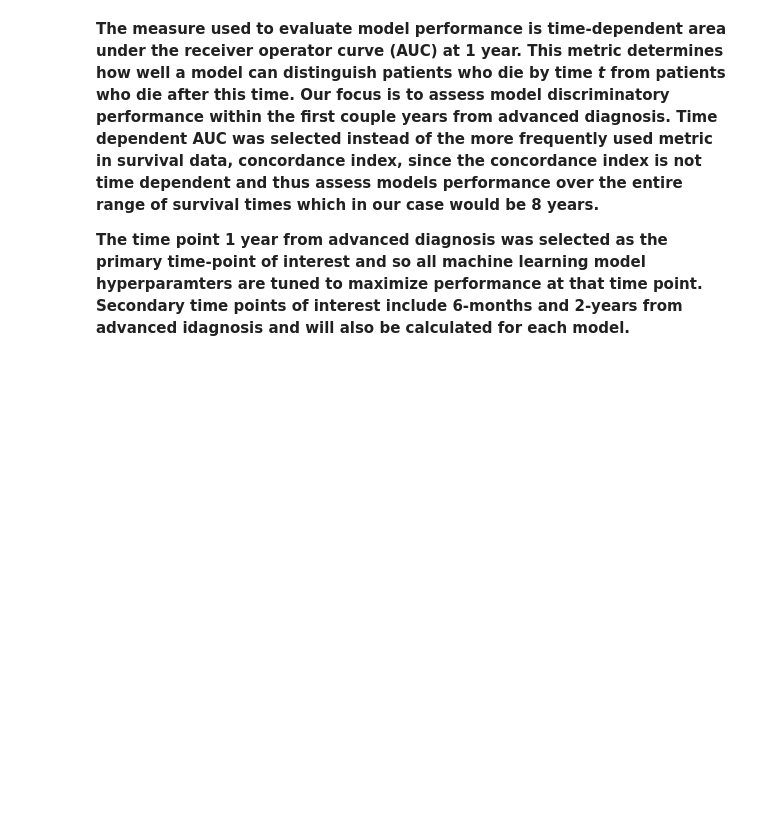
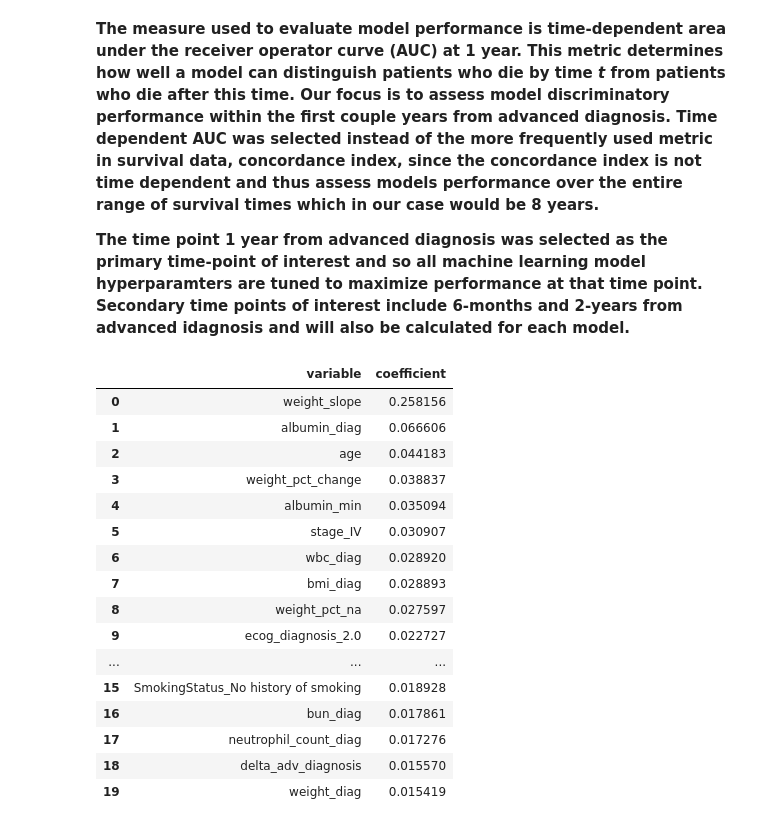
Before and after one commit to xavier-orcutt/TrialTranslator-notebooks, a Jupyter notebook: lung/discrim_performance.ipynb, the cells around one changed output. Drawn from its saved outputs; the diff is of its cells as text; code cells hidden in the pictures; blank space fills up the shorter version.

```diff
--- a/lung/discrim_performance.ipynb
+++ b/lung/discrim_performance.ipynb
@@ -31,7 +31,7 @@ cox_auc_over5 = pd.read_csv('cox_auc_over5.csv', index_col = 0)
 all_models_auc_df = pd.read_csv('all_models_auc_df.csv')
 
 # Import GBM MICE coefficients
-coefficients_mice = pd.read_csv('coefficients_mice.csv')
+coefficients_gbm = pd.read_csv('coefficients_gbm.csv')
 # %%
 # Dataframe of average coefficient for variables for all GBM MICE models
 top_coef = (
@@ -41,5 +41,25 @@ top_coef = (
     .sort_values(by = 'coefficient', ascending = False)
     .reset_index()
 )
+# %%
+top_coef.head(20)
+# %% [output]
+|  | variable | coefficient |
+| 0 | weight_slope | 0.258156 |
+| 1 | albumin_diag | 0.066606 |
+| 2 | age | 0.044183 |
+| 3 | weight_pct_change | 0.038837 |
+| 4 | albumin_min | 0.035094 |
+| 5 | stage_IV | 0.030907 |
+| 6 | wbc_diag | 0.028920 |
+| 7 | bmi_diag | 0.028893 |
+| 8 | weight_pct_na | 0.027597 |
+| 9 | ecog_diagnosis_2.0 | 0.022727 |
+| ... | ... | ... |
+| 15 | SmokingStatus_No history of smoking | 0.018928 |
+| 16 | bun_diag | 0.017861 |
+| 17 | neutrophil_count_diag | 0.017276 |
+| 18 | delta_adv_diagnosis | 0.015570 |
+| 19 | weight_diag | 0.015419 |
 # %%
 # Processing names of variables for plot
```
Also changed, not shown: parts of 6 cells of this notebook, 1 other file.
